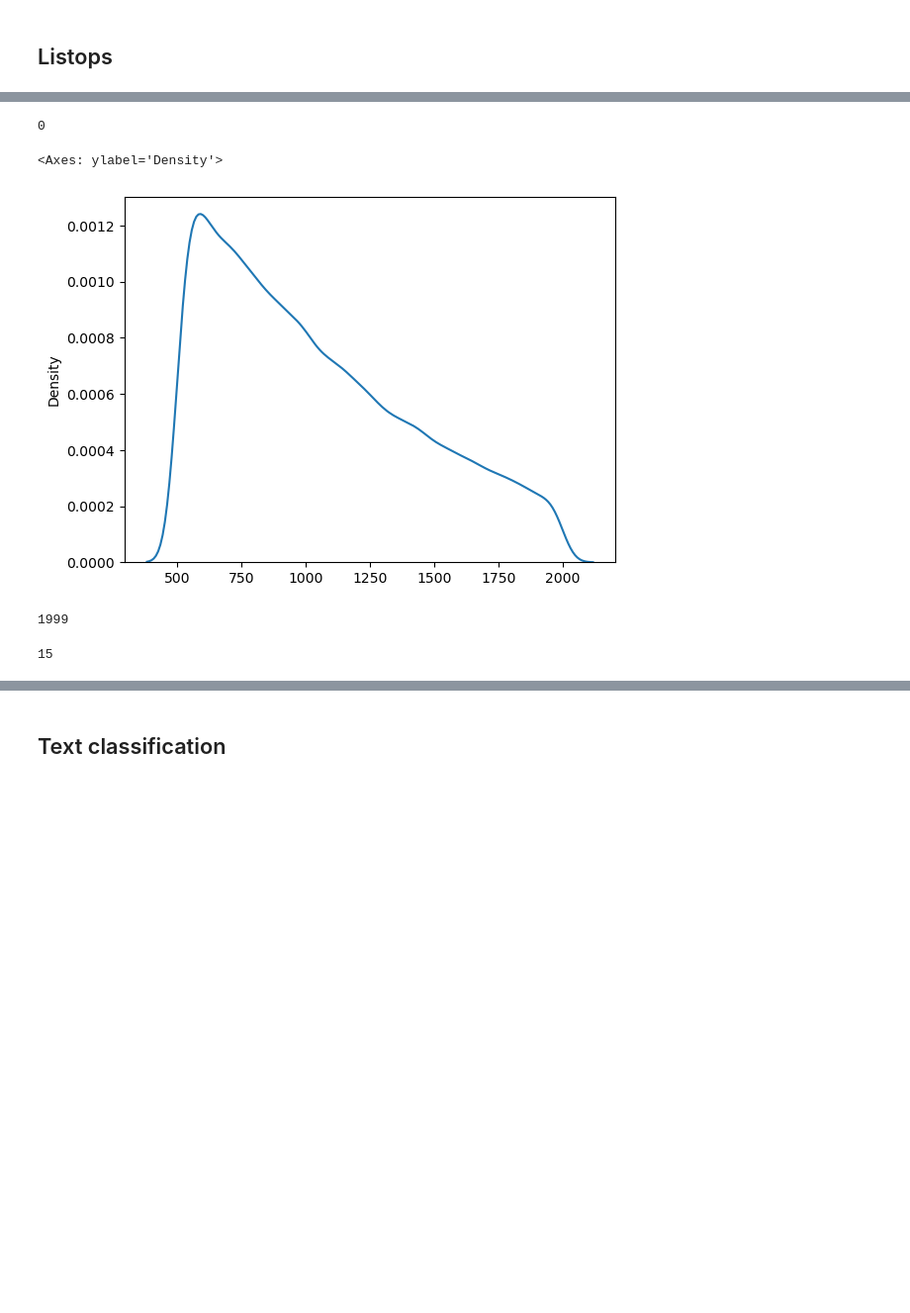
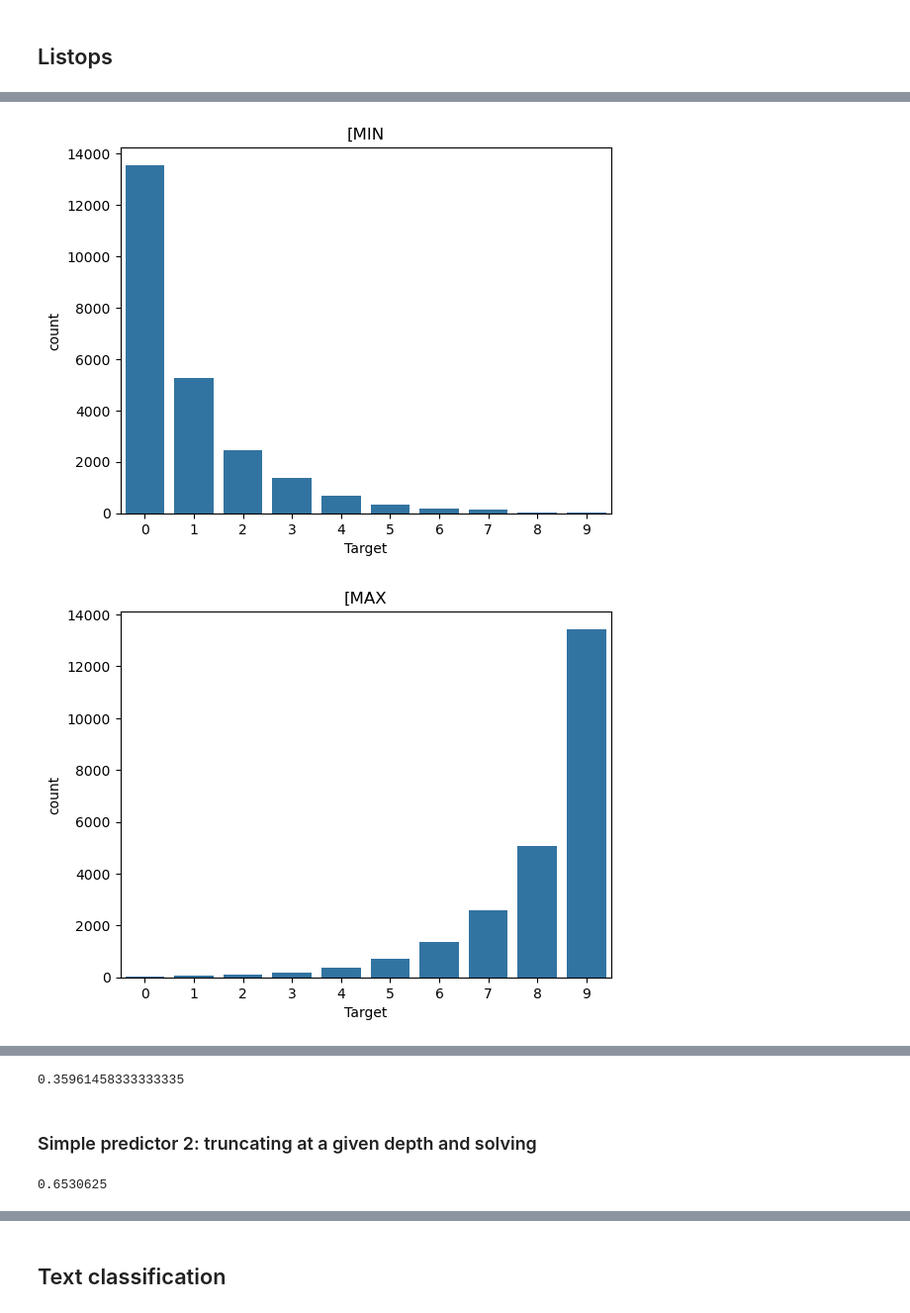
Before and after one commit to pablomiralles22/long-transformers, a Jupyter notebook: notebooks/playground_datasets.ipynb, the cells around one changed output, grey strips where cells are left out. Shown at 99% size. Saved outputs shown, nothing was run; the diff lists cells and outputs as text; code cells hidden in the pictures; blank space fills up the shorter version.

```diff
--- a/notebooks/playground_datasets.ipynb
+++ b/notebooks/playground_datasets.ipynb
@@ -54,27 +42,9 @@ print(max_len)
-# %%
-lengths = []
-tokens = set()
-cnt = 0
-for txt in df["Source"]:
-    new_tokens = txt.split()
-    tokens.update(new_tokens)
-    l = len(new_tokens)
-    lengths.append(l)
-    if l > 2048:
-        cnt += 1
-print(cnt)
-# %% [output]
-0
-# %%
-sns.kdeplot(lengths)
-# %% [output]
-<Axes: ylabel='Density'>
-[figure, removed]
-# %%
-print(max(lengths))
-# %% [output]
-1999
-# %%
-len(tokens)
-# %% [output]
-15
+# %%
+# for each first token, plot the bar plot of Target
+for token in df["first_token"].unique():
+    sns.countplot(x="Target", data=df[df["first_token"] == token])
+    plt.title(token)
+    plt.show()
+# %% [output]
+[figure, added]
+[figure, added]
@@ -80,0 +53,16 @@ len(tokens)
+# %%
+predict = {"[MED": 4, "[MAX": 9, "[MIN": 0, "[SM": 4, }
+cnt = 0
+successes = 0
+
+for first_token, target in df[["first_token", "Target"]].values:
+    prediction = predict.get(first_token, -1)
+    if prediction == target:
+        successes += 1
+    cnt += 1
+
+print(successes / cnt)
+# %% [output]
+0.35961458333333335
+# %% [markdown]
+### Simple predictor 2: truncating at a given depth and solving
@@ -80,0 +114,16 @@ len(tokens)
+# %%
+DEPTH = 2
+
+cnt = 0
+successes = 0
+
+for source, target in df[["Source", "Target"]].values:
+    truncated_source = truncate_tree(source, depth=DEPTH)
+    prediction = solve_tree(truncated_source.split())
+    if prediction == target:
+        successes += 1
+    cnt += 1
+
+print(successes / cnt)
+# %% [output]
+0.6530625
```
Also changed, not shown: parts of 33 cells of this notebook, 35 other files.
